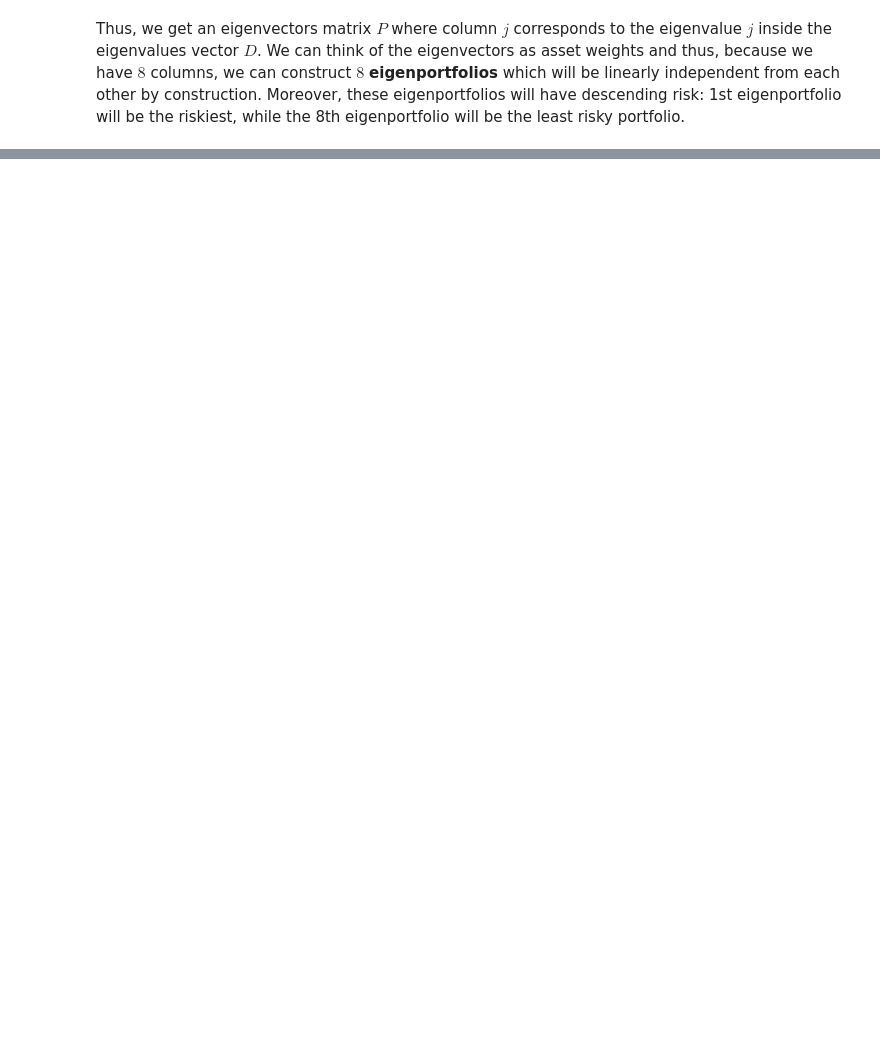
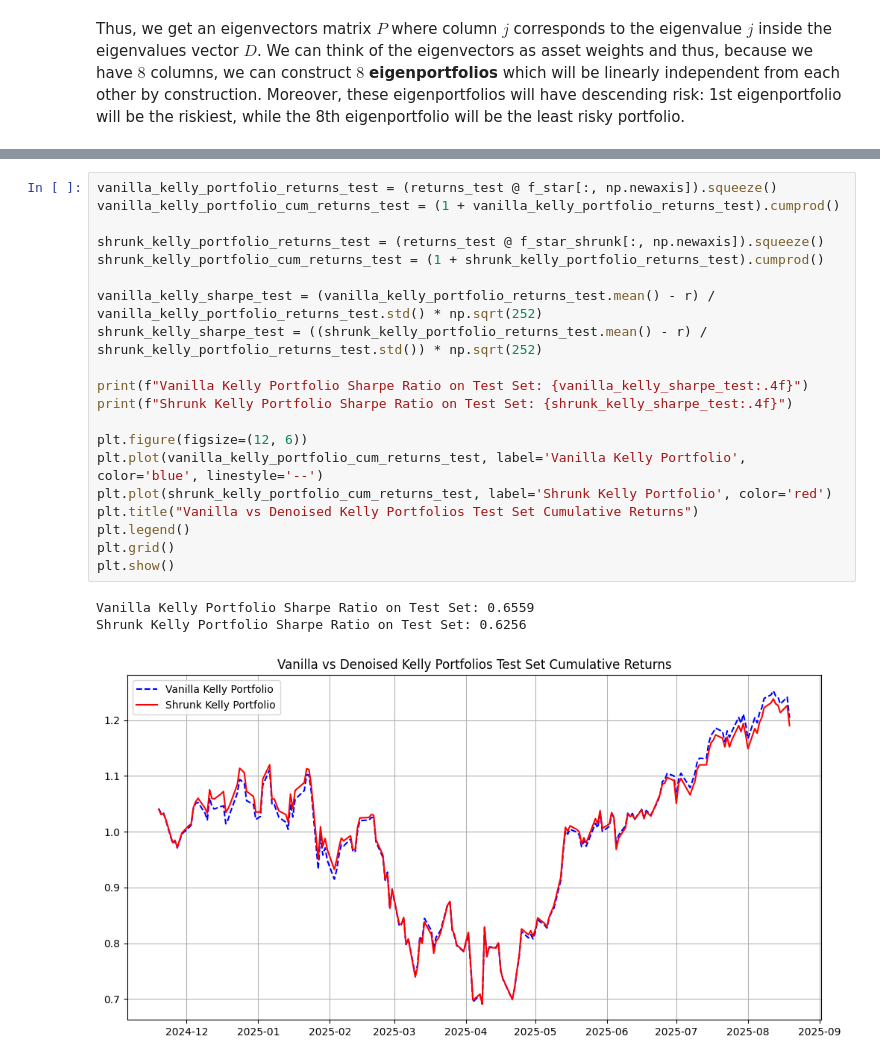
Before and after one commit to adevrent/WQU_DL, a Jupyter notebook: WQU_PM/GWP3.ipynb, the cells around one changed output, grey strips where cells are left out. Drawn from its saved outputs; the diff is of its cells as text; blank space fills up the shorter version.

```diff
--- a/WQU_PM/GWP3.ipynb
+++ b/WQU_PM/GWP3.ipynb
@@ -222,0 +261,24 @@ w = 0.75  # shrinkage coefficient
+# %%
+vanilla_kelly_portfolio_returns_test = (returns_test @ f_star[:, np.newaxis]).squeeze()
+vanilla_kelly_portfolio_cum_returns_test = (1 + vanilla_kelly_portfolio_returns_test).cumprod()
+
+shrunk_kelly_portfolio_returns_test = (returns_test @ f_star_shrunk[:, np.newaxis]).squeeze()
+shrunk_kelly_portfolio_cum_returns_test = (1 + shrunk_kelly_portfolio_returns_test).cumprod()
+
+vanilla_kelly_sharpe_test = (vanilla_kelly_portfolio_returns_test.mean() - r) / vanilla_kelly_portfolio_returns_test.std() * np.sqrt(252)
+shrunk_kelly_sharpe_test = ((shrunk_kelly_portfolio_returns_test.mean() - r) / shrunk_kelly_portfolio_returns_test.std()) * np.sqrt(252)
+
+print(f"Vanilla Kelly Portfolio Sharpe Ratio on Test Set: {vanilla_kelly_sharpe_test:.4f}")
+print(f"Shrunk Kelly Portfolio Sharpe Ratio on Test Set: {shrunk_kelly_sharpe_test:.4f}")
+
+plt.figure(figsize=(12, 6))
+plt.plot(vanilla_kelly_portfolio_cum_returns_test, label='Vanilla Kelly Portfolio', color='blue', linestyle='--')
+plt.plot(shrunk_kelly_portfolio_cum_returns_test, label='Shrunk Kelly Portfolio', color='red')
+plt.title("Vanilla vs Denoised Kelly Portfolios Test Set Cumulative Returns")
+plt.legend()
+plt.grid()
+plt.show()
+# %% [output]
+Vanilla Kelly Portfolio Sharpe Ratio on Test Set: 0.6559
+Shrunk Kelly Portfolio Sharpe Ratio on Test Set: 0.6256
+[figure, added]
```
Also changed, not shown: parts of 10 cells of this notebook.
